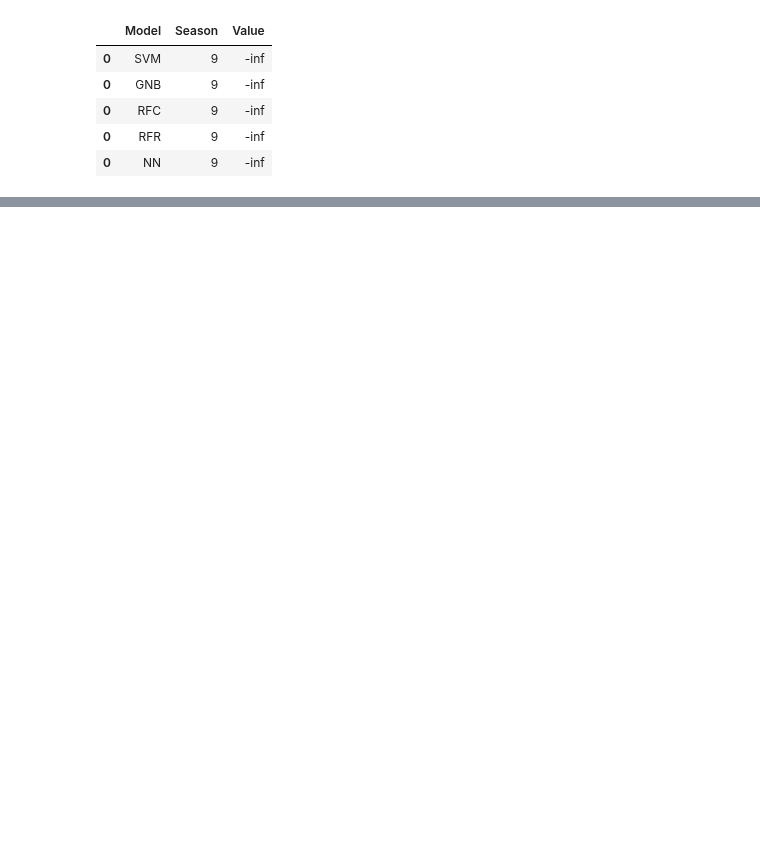
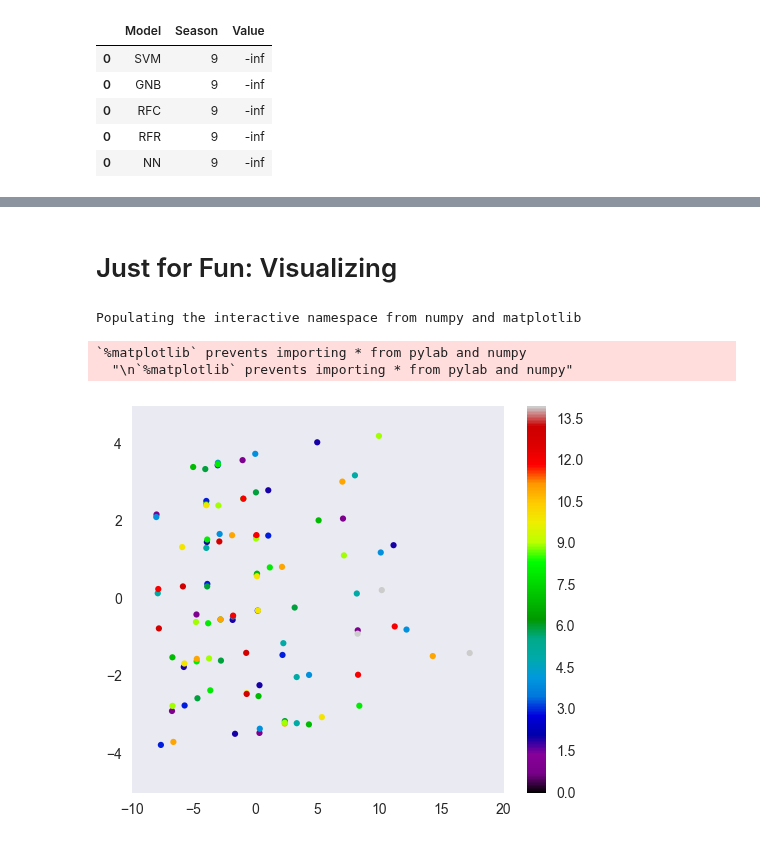
Before and after one commit to telliott27/rupaulsdragrace, a Jupyter notebook: Drag Race Season 9.ipynb, the cells around one changed output, grey strips where cells are left out. Cells and saved outputs as stored; diff of their text form; code cells hidden in the pictures; blank space fills up the shorter version.

```diff
--- a/Drag Race Season 9.ipynb
+++ b/Drag Race Season 9.ipynb
@@ -214,0 +369,27 @@ rank_scores
+# %% [markdown]
+# Just for Fun: Visualizing
+# %%
+from sklearn.decomposition import PCA
+import seaborn as sb
+sb.set_style("dark")
+import matplotlib.pyplot as plt
+%pylab inline
+
+pca = PCA(n_components=2)
+# %% [output]
+Populating the interactive namespace from numpy and matplotlib
+`%matplotlib` prevents importing * from pylab and numpy
+  "\n`%matplotlib` prevents importing * from pylab and numpy"
+# %%
+Xtrain = queens.loc[queens.Season!=9,['Age','PuertoRico','PlusSize','Wins','Highs','Lows','Lipsyncs','Season']]
+ytrain = queens.loc[queens.Season!=9,'Place']
+# %%
+pca.fit(Xtrain)
+transform = pca.transform(Xtrain)
+
+figure(figsize(6,5))
+plt.scatter(transform[:,0],transform[:,1], s=20, c = ytrain, cmap = "nipy_spectral", edgecolor = "None")
+plt.colorbar()
+clim(0,14)
+# %% [output]
+[figure, added]
```
Also changed, not shown: parts of 16 cells of this notebook, 4 other files.
